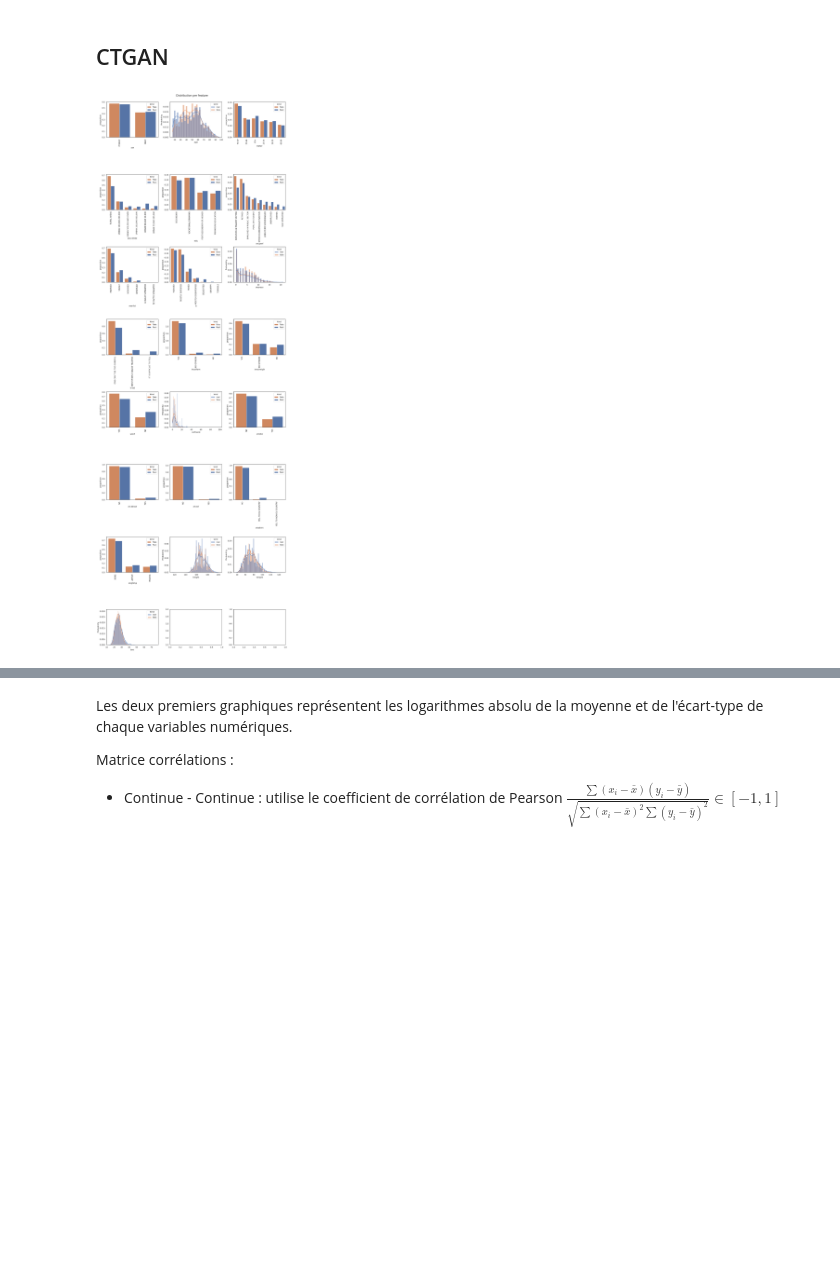
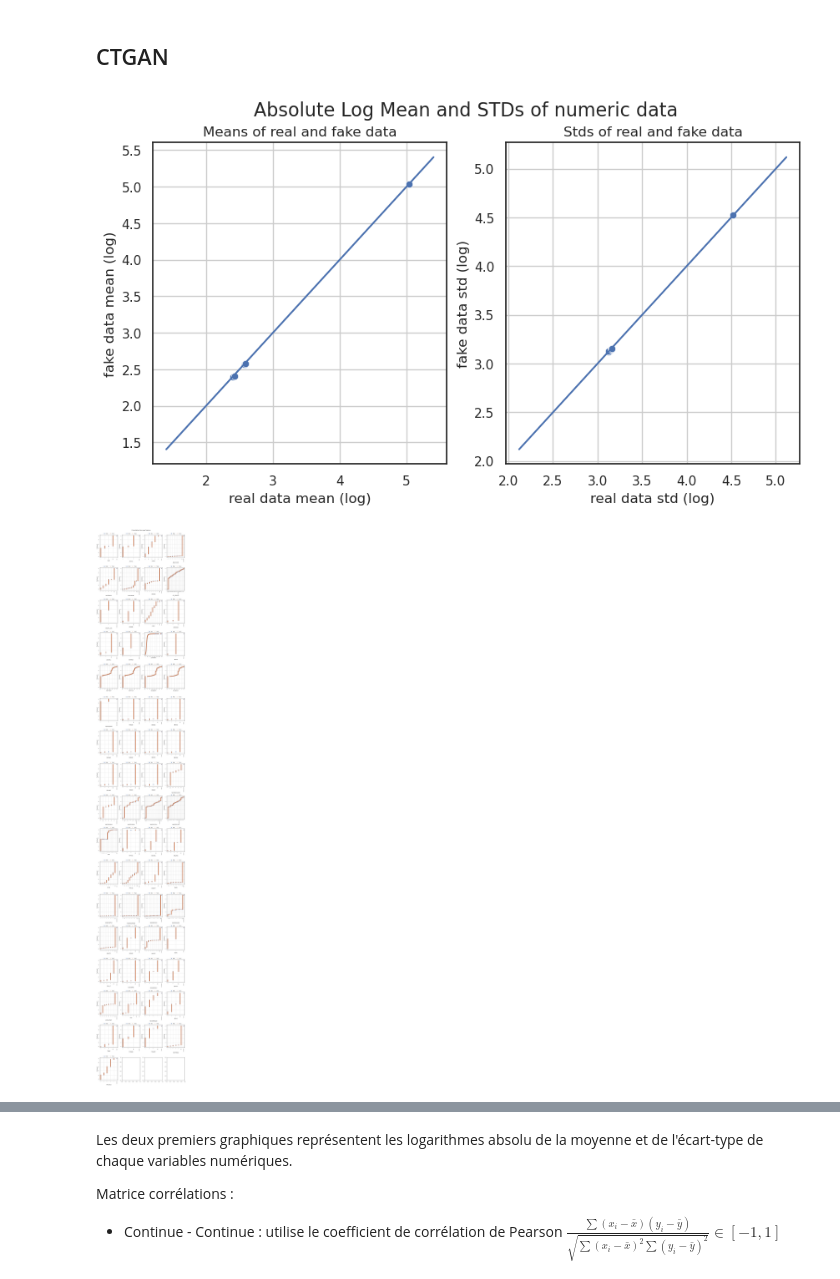
Before and after one commit to InseeFrLab/synthetic-data-sdc, a Jupyter notebook: TableEvaluator/Table_evaluator.ipynb, the cells around one changed output, grey strips where cells are left out. Saved outputs shown, nothing was run; the diff lists cells and outputs as text; code cells hidden in the pictures; blank space fills up the shorter version.

```diff
--- a/TableEvaluator/Table_evaluator.ipynb
+++ b/TableEvaluator/Table_evaluator.ipynb
@@ -7,6 +7,14 @@ import warnings
 variables = ['sex','age','agegr','placesize','edu','socprof','marital','ls','depress','trust','trustfam','trustneigh','sport','nofriend','smoke','alcabuse','alcsol','wkabint','englang','height','weight','bmi']
 num = ['age', 'depress', 'nofriend', 'height', 'weight', 'bmi']
 fac = ['sex','agegr','placesize','edu','socprof','marital','ls','trust','trustfam','trustneigh','sport','smoke','alcabuse','alcsol','wkabint','englang']
+var_puf = ["AAC","ACTEU","AGE6","ANCCHOM","ANCEMPL4","ANCSSEMP","CHPUB","CL_EMPLOI","COUPL_LOG","DEMNE","DIP7","DISPONE","DISPPLC","ENFRED","EXTRIAN","HALOR","HEFFEMP","HEFFTOT",
+           "HHABEMP","HHABTOT","METRODOM","MRANE","MRBNE","MRCNE","MRDNE","MRENE","MRFNE","MRGNE","MRHNE","MRINE","MRJNE","NAFANTG004N","NAFG004UN","NAFG010UN","NAFG017UN",
+           "NAFG021UN","NOI","OFFICC","PASTRA","PASTRB","PCS1","PCS1Q","PUB3FP","RABS","RAISDISPPLC","RAISNDISPONE","RAISNRECNE","RAISNSOUNE","RAISTP","RECNE","SALTYP","SEXE",
+           "SOU_C","SOUSEMPL","SOUSEMPLR","STATUT","STATUTDET","STC","STCOMM2020","STPLC","TEMP","TPPRED","TRAREF","TXTPPRED","TYPLOG5"]
+fac_puf = ["AAC","ACTEU","AGE6","ANCCHOM","ANCEMPL4","ANCSSEMP","CHPUB","CL_EMPLOI","COUPL_LOG","DEMNE","DIP7","DISPONE","DISPPLC","ENFRED","HALOR","METRODOM","MRANE","MRBNE",
+           "MRCNE","MRDNE","MRENE","MRFNE","MRGNE","MRHNE","MRINE","MRJNE","NAFANTG004N","NAFG004UN","NAFG010UN","NAFG017UN","NAFG021UN","NOI","OFFICC","PASTRA","PASTRB",
+           "PCS1","PCS1Q","PUB3FP","RABS","RAISDISPPLC","RAISNDISPONE","RAISNRECNE","RAISNSOUNE","RAISTP","RECNE","SALTYP","SEXE","SOU_C","SOUSEMPL","SOUSEMPLR","STATUT",
+           "STATUTDET","STC","STCOMM2020","STPLC","TEMP","TPPRED","TRAREF","TXTPPRED","TYPLOG5"]
 # %%
 original = pd.read_csv("df_original.csv", names = variables)
 ctgan = pd.read_csv('ctgan_best.csv', names = variables, header = 0)
@@ -17,6 +25,14 @@ rf = pd.read_csv("df1_rf.csv", names = variables)
 bag = pd.read_csv("df1_bag.csv", names = variables)
 sample = pd.read_csv("df1_sample.csv", names = variables)
 tvae = pd.read_csv("tvae_best.csv", names = variables, header = 0)
+puf = pd.read_csv("puf.csv", names = var_puf)
+puf_test = pd.read_csv("puf_test.csv", names = var_puf)
+# %%
+colonnes_a_convertir = ["EXTRIAN", "HEFFEMP", "HEFFTOT", "HHABEMP", "HHABTOT"]
+
+for colonne in colonnes_a_convertir:
+    puf[colonne] = pd.to_numeric(puf[colonne], errors='coerce')
+    puf_test[colonne] = pd.to_numeric(puf_test[colonne], errors='coerce')
 # %%
 evaluator_cart = TableEvaluator(original, cart, cat_cols = fac)
 evaluator_ctree = TableEvaluator(original, ctree, cat_cols = fac)
@@ -26,20 +42,23 @@ evaluator_bag = TableEvaluator(original, bag, cat_cols = fac)
 evaluator_sample = TableEvaluator(original, sample, cat_cols = fac)
 evaluator_ctgan = TableEvaluator(original, ctgan, cat_cols = fac)
 evaluator_tvae = TableEvaluator(original, tvae, cat_cols = fac)
+evaluator_puf = TableEvaluator(puf, puf_test, cat_cols = fac_puf)
 # %% [markdown]
 ## CTGAN
 # %%
 warnings.filterwarnings("ignore")
 
 #evaluator_cart.visual_evaluation()
 #evaluator_ctree.visual_evaluation()
 #evaluator_parametric.visual_evaluation()
 #evaluator_rf.visual_evaluation()
 #evaluator_bag.visual_evaluation()
 #evaluator_sample.visual_evaluation()
 #evaluator_ctgan.visual_evaluation()
 #evaluator_tvae.visual_evaluation()
+evaluator_puf.visual_evaluation()
 #evaluator_ctgan.plot_correlation_difference(fname="correlation_ctgan.png")
-evaluator_tvae.plot_distributions(fname="distributions_tvae.png")
+#evaluator_tvae.plot_distributions(fname="distributions_tvae.png")
 # %% [output]
-[figure, old version]
+[figure, new version]
+[figure, added]
```
Also changed, not shown: parts of 2 cells of this notebook, 1 other file.
